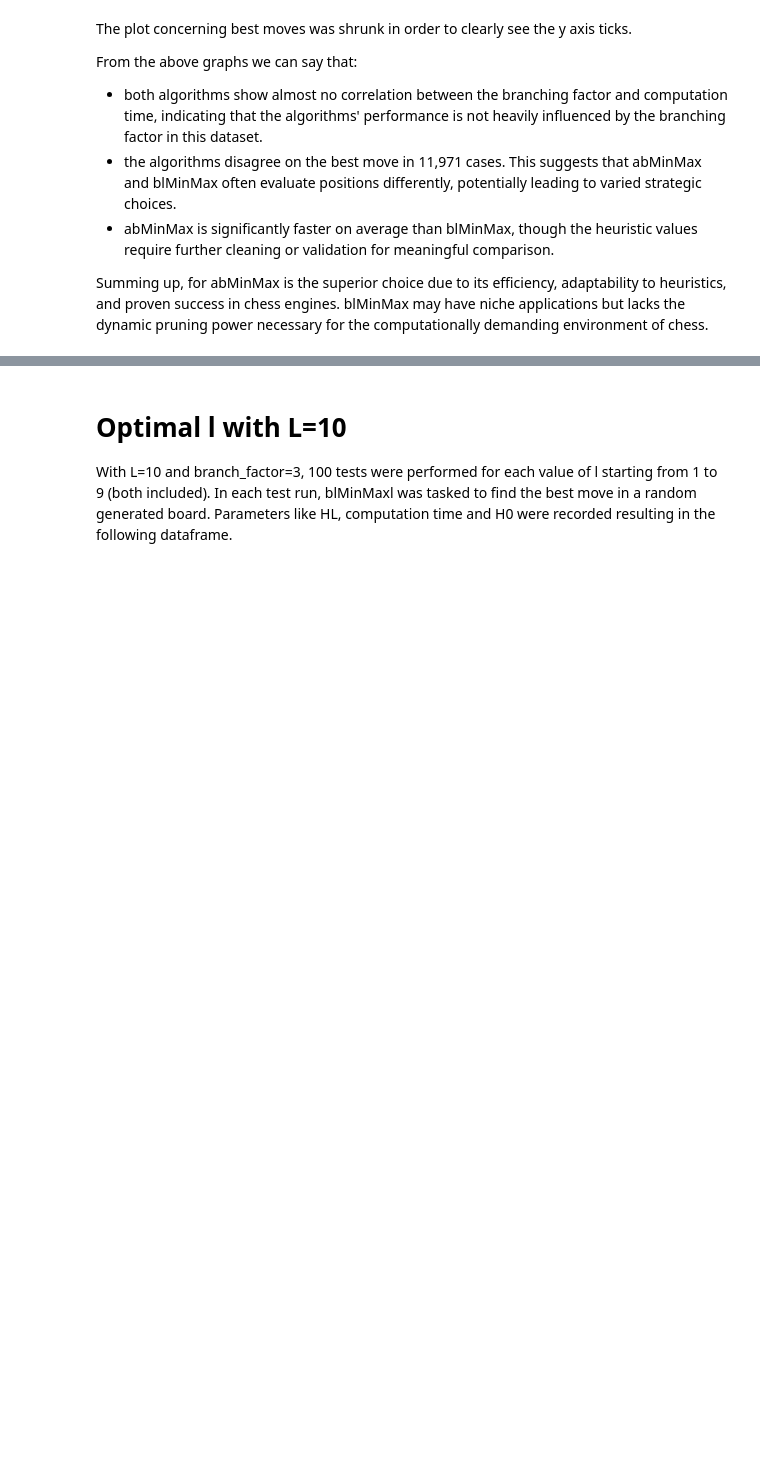
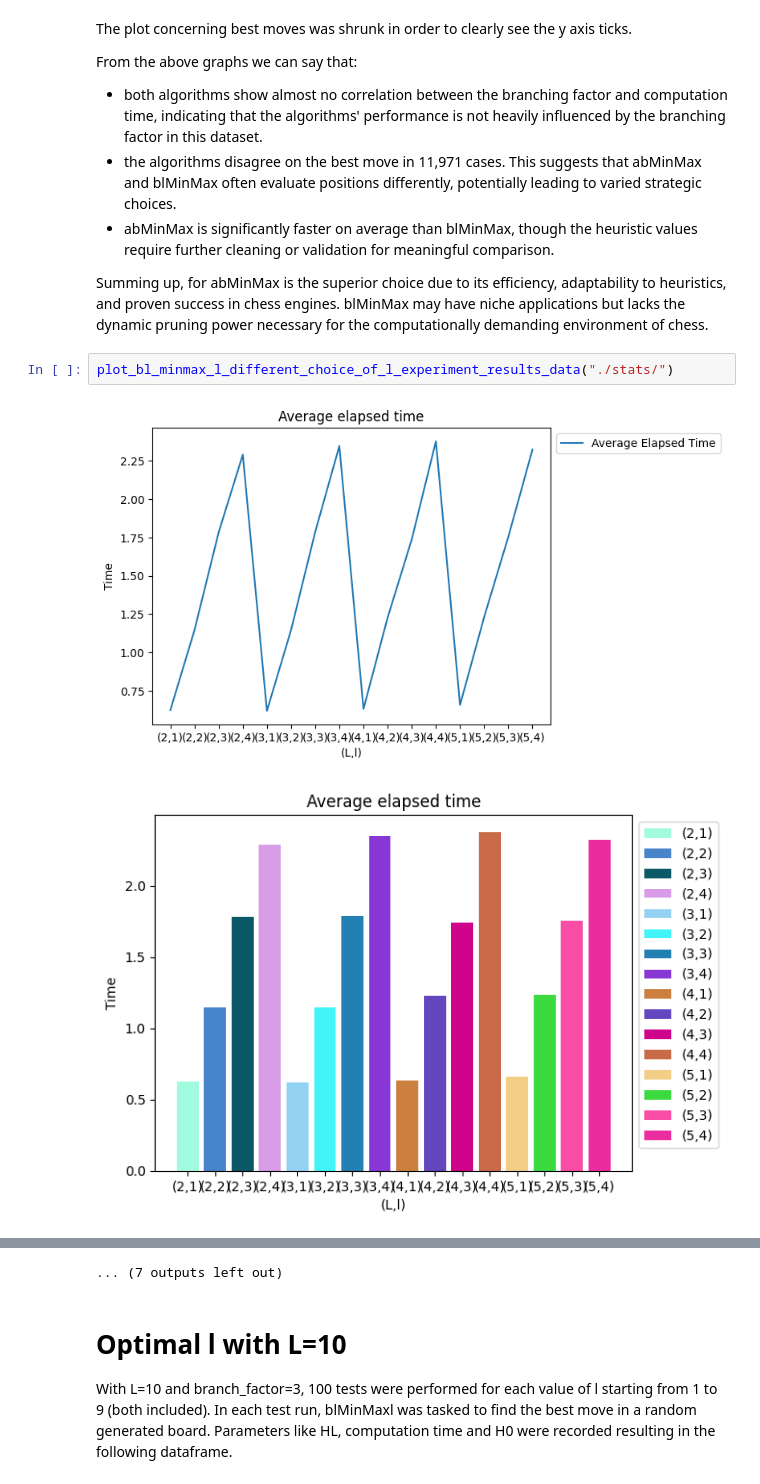
Before and after one commit to CarlinoCalogero/univaq-ase-caianiello-ai-assignments, a Jupyter notebook: assignment_2/code/notebook.ipynb, the cells around one changed output, grey strips where cells are left out. Saved outputs shown, nothing was run; the diff lists cells and outputs as text; blank space fills up the shorter version.

Commit message:
added plot_bl_minmax_l_different_choice_of_l_experiment_results_data() function

```diff
--- a/assignment_2/code/notebook.ipynb
+++ b/assignment_2/code/notebook.ipynb
@@ -22,3 +22,8 @@ From the above graphs we can say that:
 - abMinMax is significantly faster on average than blMinMax, though the heuristic values require further cleaning or validation for meaningful comparison.
 
 Summing up, for abMinMax is the superior choice due to its efficiency, adaptability to heuristics, and proven success in chess engines. blMinMax may have niche applications but lacks the dynamic pruning power necessary for the computationally demanding environment of chess.
+# %%
+plot_bl_minmax_l_different_choice_of_l_experiment_results_data("./stats/")
+# %% [output]
+[figure, added]
+[figure, added]
@@ -25,3 +40,4 @@ Summing up, for abMinMax is the superior choice due to its efficiency, adaptabil
+... (7 outputs left out)
 # %% [markdown]
 # Optimal l with L=10
 
```
Also changed, not shown: parts of 3 cells of this notebook, 1 other file.
